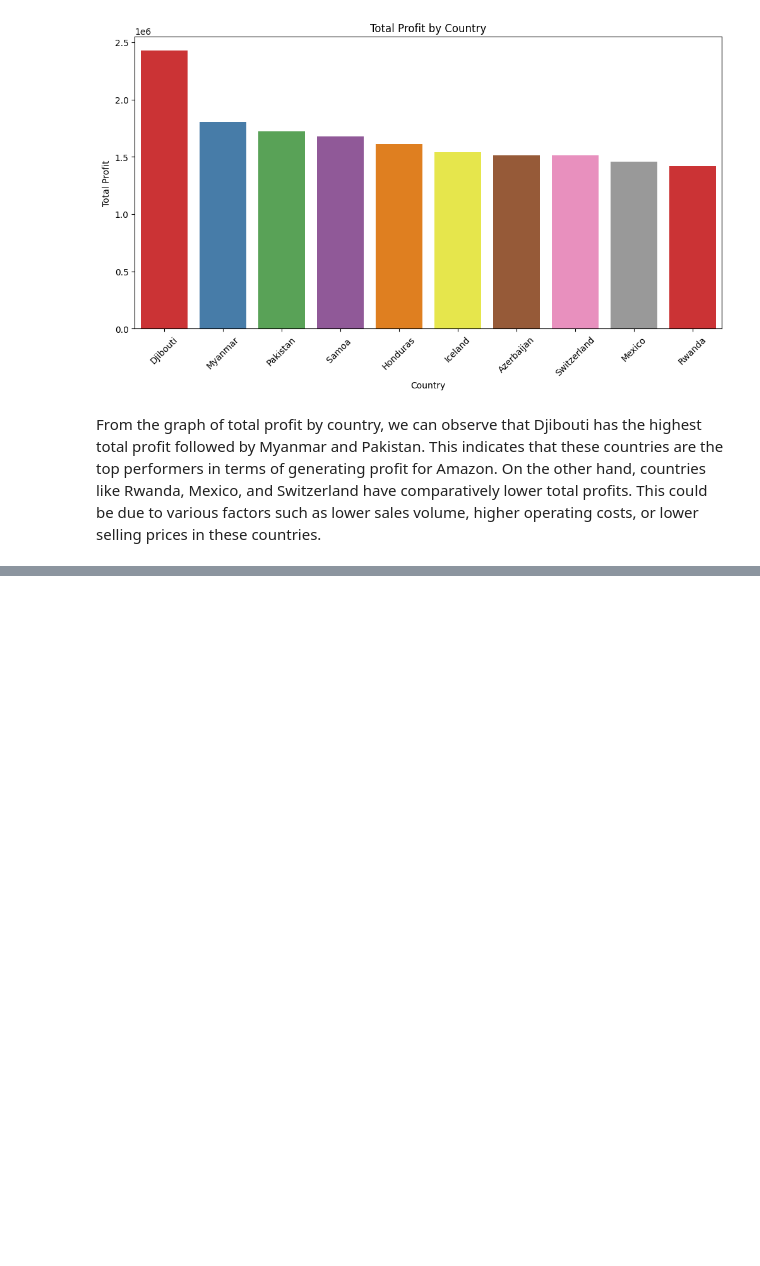
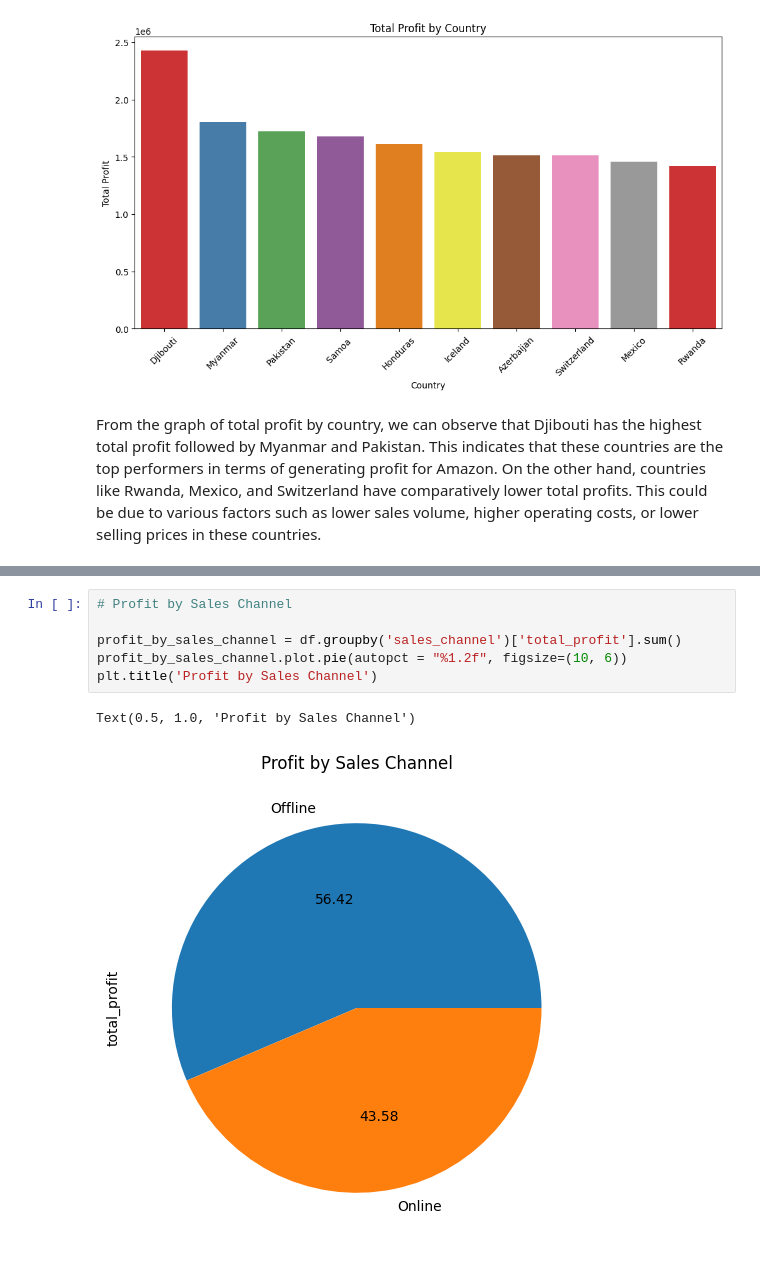
Before and after one commit to sahilkhan-7/amazon-sales-analysis, a Jupyter notebook: main.ipynb, the cells around one changed output, grey strips where cells are left out. Drawn from its saved outputs; the diff is of its cells as text; blank space fills up the shorter version.

```diff
--- a/main.ipynb
+++ b/main.ipynb
@@ -321,0 +335,9 @@ From the graph of total profit by country, we can observe that Djibouti has the
+# %%
+# Profit by Sales Channel
+
+profit_by_sales_channel = df.groupby('sales_channel')['total_profit'].sum()
+profit_by_sales_channel.plot.pie(autopct = "%1.2f", figsize=(10, 6))
+plt.title('Profit by Sales Channel')
+# %% [output]
+Text(0.5, 1.0, 'Profit by Sales Channel')
+[figure, added]
```
Also changed, not shown: parts of 6 cells of this notebook.
